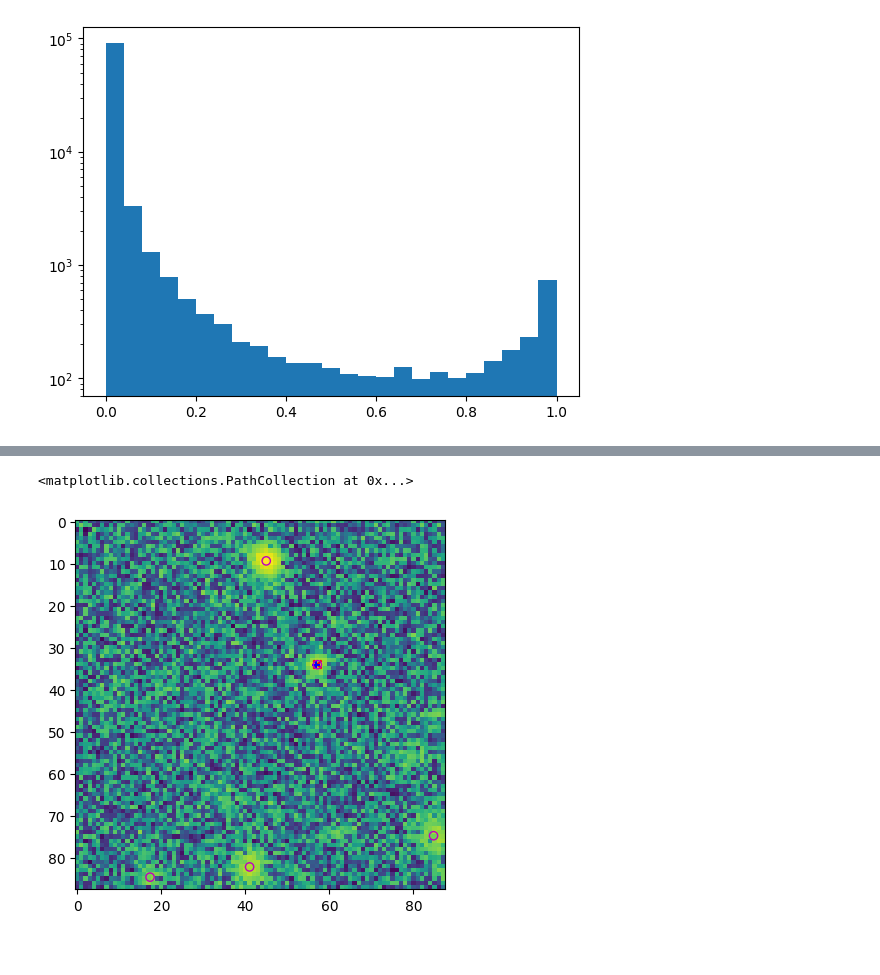
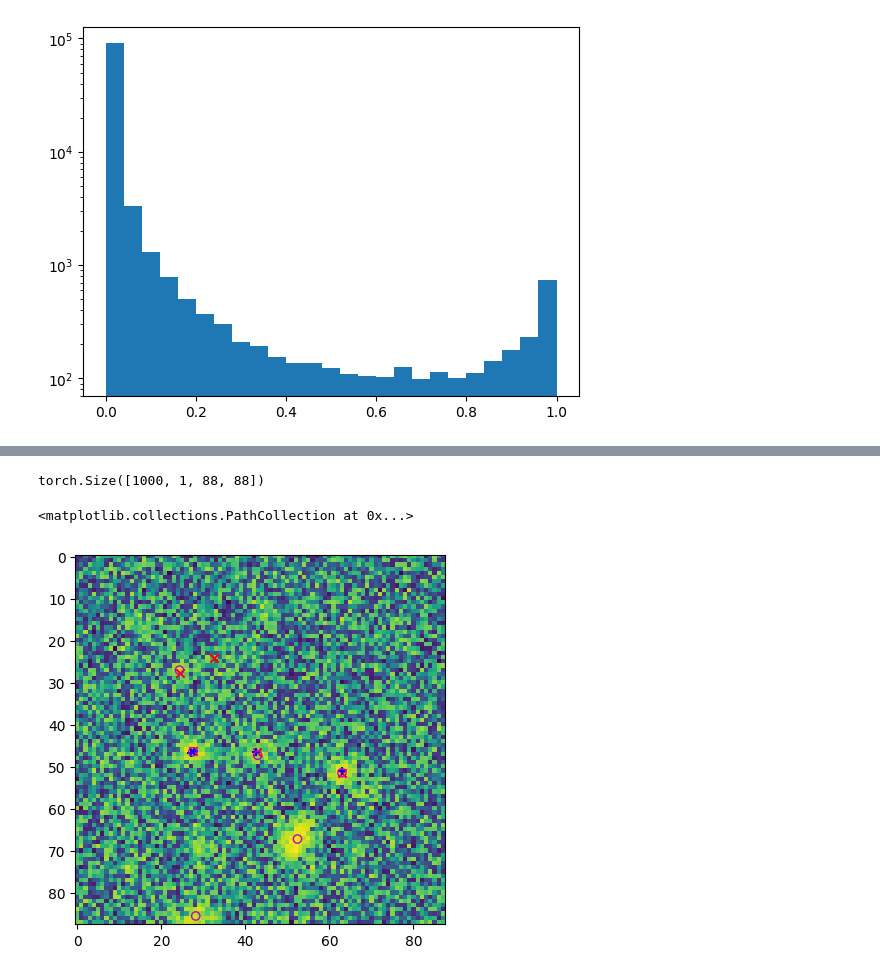
Before and after one commit to ismael-mendoza/bliss, a Jupyter notebook: experiment/notebooks/explore/new-results-detection1.ipynb, the cells around one changed output, grey strips where cells are left out. Saved outputs shown, nothing was run; the diff lists cells and outputs as text; code cells hidden in the pictures.

```diff
--- a/experiment/notebooks/explore/new-results-detection1.ipynb
+++ b/experiment/notebooks/explore/new-results-detection1.ipynb
@@ -81,7 +86,7 @@ plt.hist(tiled_params["n_source_probs"].cpu().numpy(), bins=25)
 [figure]
 # %%
 # get full catalogs for different thresholds
-thresholds = [0.2, 0.4, 0.5, 0.6, 0.75]
+thresholds = [0.1, 0.25, 0.5, 0.75, 0.9]
 pred_cats = []
 
 for thres in thresholds:
@@ -118,37 +210,73 @@ catalog['x'].shape
+# %%
+images.shape
+# %% [output]
+torch.Size([1000, 1, 88, 88])
+# %%
+# now we need to obtain a full catalog with SEP to obtain the corresponding curve
+max_n_sources = 0
+all_params = []
+
+
+for ii in range(images.shape[0]):
+    im = images[ii, 0].numpy()
+    bkg = sep.Background(im)
+    catalog = sep.extract(im, 1.5, err=bkg.globalrms, minarea=5)
+
+    x1 = catalog['x']
+    y1 = catalog['y']
+
+    # need to ignore detected sources that are in the padding
+    in_padding = (x1 < 23.5) | (x1 > 63.5) | (y1 < 23.5) | (y1 > 63.5)
+
+    x = x1[np.logical_not(in_padding)]
+    y = y1[np.logical_not(in_padding)]
+
+    n = len(x)
+    max_n_sources = max(n, max_n_sources)
+
+    all_params.append((n, x, y))
+
+n_sources = torch.zeros((images.shape[0],)).long()
+plocs = torch.zeros((images.shape[0], max_n_sources, 2))
+
+for jj in range(images.shape[0]):
+    _n_sources, x, y = all_params[jj]
+    n_sources[jj] = _n_sources
+
+    plocs[jj, :_n_sources, 0] = torch.from_numpy(y) - BP + 0.5
+    plocs[jj, :_n_sources, 1] = torch.from_numpy(x) - BP + 0.5
+
+sep_cat = FullCatalog(slen, slen, {'n_sources':n_sources, 'plocs':plocs})
 # %%
 # let's compare some images
-idx = 332
+idx = 330
 idx2 = 2
 x = images[idx, 0].numpy()
 _image = asinh_map(x, q=0.01, stretch=1)
 
 # sep
 bkg = sep.Background(x)
 catalog = sep.extract(x, 1.5, err=bkg.globalrms, minarea=5)
 
 
 n1 = truth.n_sources[idx].item()
 n2 = pred_cats[idx2].n_sources[idx].item()
 
 x1 = truth.plocs[idx, :, 1] - 0.5 + BP
 y1 = truth.plocs[idx, :, 0] - 0.5 + BP
 
 x2 = pred_cats[idx2].plocs[idx, :, 1] - 0.5 + BP
 y2 = pred_cats[idx2].plocs[idx, :, 0] - 0.5 + BP
 
 plt.imshow(_image)
 
 for ii in range(n1):
     plt.scatter(x1[ii], y1[ii], marker="x", color="r")
 
 for ii in range(n2):
     plt.scatter(x2[ii], y2[ii], marker="+", color="b")
 
 plt.scatter(catalog['x'], catalog['y'], marker='o', color='m', facecolors='none')
-
-
-
-# add grid
 # %% [output]
 <matplotlib.collections.PathCollection at 0x...>
-[figure, old version]
+[figure, new version]
```
Also changed, not shown: parts of 19 cells of this notebook.
